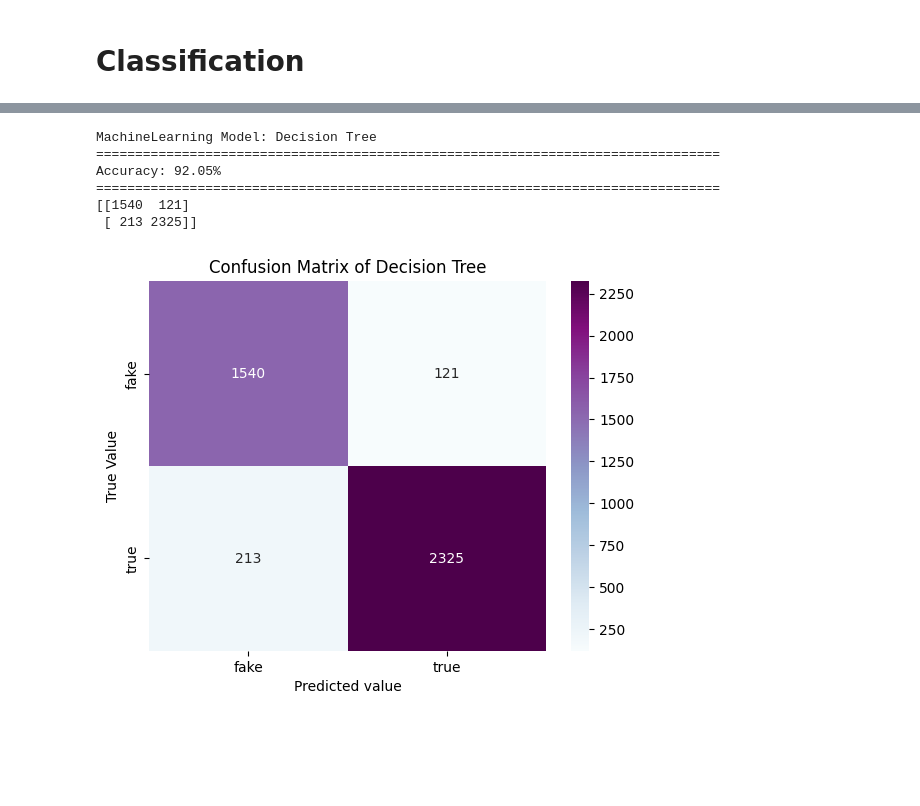
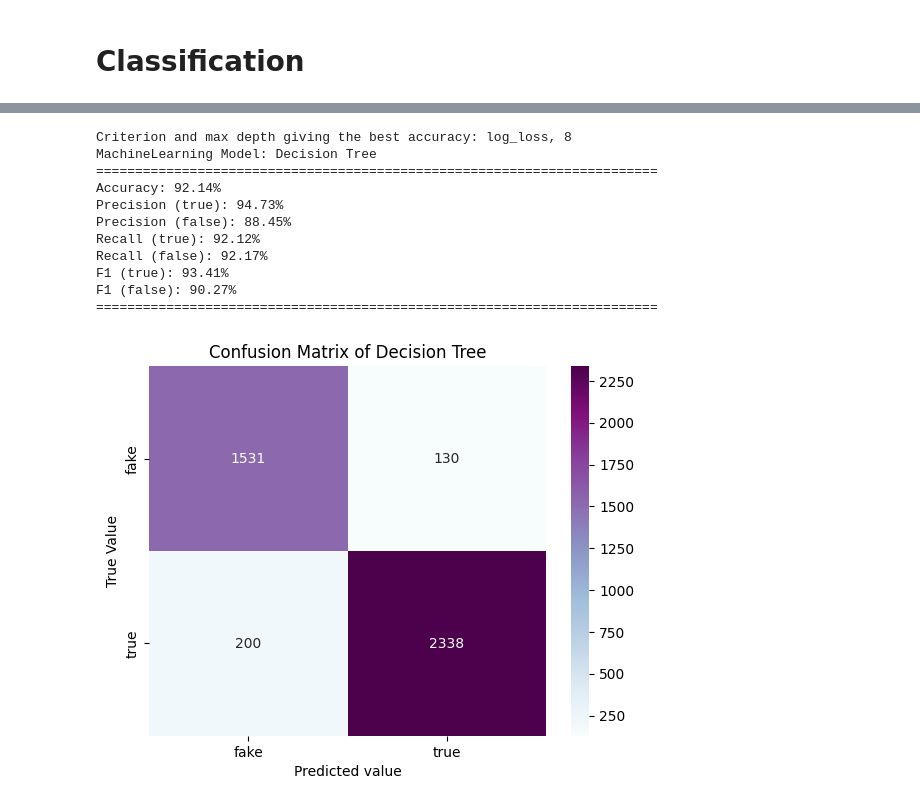
Before and after one commit to joyce922/DAT550Project, a Jupyter notebook: DAT550-PROJECT.ipynb, the cells around one changed output, grey strips where cells are left out. Cells and saved outputs as stored; diff of their text form; code cells hidden in the pictures; blank space fills up the shorter version.

```diff
--- a/DAT550-PROJECT.ipynb
+++ b/DAT550-PROJECT.ipynb
@@ -566,11 +737,16 @@ Accuracy: 75.18%
 # %%
 # Testing various max depths for the decision tree classifier.
-maxdepths = [4, 5, 6, 7, 8, 9, 10, 15, 20, 25, 30, 35, 40, 45, 50]
+# This takes approximately 10 mins to run.
+maxDepths = np.arange(1, 31) # Testing max_depth values between 1 and 30
 criterions = ['gini', 'log_loss'] # Could also test for "entropy" here, but given that this is a binary classification problem, they result in the same outcome.
-DTParametersDF = pd.DataFrame(columns=["Criterion", "MaxDepth", "Accuracy"])
+DTParametersDF = pd.DataFrame(columns=[
+    "Criterion", "MaxDepth", "Accuracy",
+    "PrecisionTrue", "PrecisionFalse", "RecallTrue",
+    "RecallFalse", "F1True", "F1False"
+])
 
 for criterion in criterions:
-    for depth in maxdepths:
+    for depth in maxDepths:
         pipeline = Pipeline([
             ('vect', CountVectorizer()),
             ('tfidf', TfidfTransformer()),
@@ -582,7 +758,17 @@ for criterion in criterions:
         model = pipeline.fit(X_train, y_train)
         prediction = model.predict(X_test)
         accuracy = accuracy_score(y_test, prediction)
-        DTParametersDF = pd.concat([pd.DataFrame([[criterion, depth, accuracy]], columns=DTParametersDF.columns), DTParametersDF], ignore_index=True)
+        precisionTrue = metrics.precision_score(y_test, prediction, pos_label="true")
+        precisionFalse = metrics.precision_score(y_test, prediction, pos_label="false")
+        recallTrue = metrics.recall_score(y_test, prediction, pos_label="true")
+        recallFalse = metrics.recall_score(y_test, prediction, pos_label="false")
+        f1True = metrics.f1_score(y_test, prediction, pos_label="true")
+        f1False = metrics.f1_score(y_test, prediction, pos_label="false")
+
+        DTParametersDF = pd.concat([pd.DataFrame(
+            [[criterion, depth, accuracy, precisionTrue, precisionFalse, recallTrue, recallFalse, f1True, f1False]],
+            columns=DTParametersDF.columns), DTParametersDF], ignore_index=True
+        )
 # %%
 DTParametersDF.head()
 # %% [output]
@@ -602,23 +836,31 @@ plt.show()
 # %%
-bestMaxDepth = DTParametersDF["Accuracy"].max()
-bestCriterion = DTParametersDF[DTParametersDF["Accuracy"] == bestMaxDepth]["Criterion"]
+# Plotting decision tree, with max depth and criterion function that gave the best accuracy.
+bestAccuracyDT = DTParametersDF["Accuracy"].max()
+bestCriterionDT = DTParametersDF[DTParametersDF["Accuracy"] == bestAccuracyDT]["Criterion"].values[0]
+bestMaxDepthDT = DTParametersDF[DTParametersDF["Accuracy"] == bestAccuracyDT]["MaxDepth"].values[0]
+print(f"Criterion and max depth giving the best accuracy: {bestCriterionDT}, {bestMaxDepthDT}")
 applyMLModel(
     X_train, y_train, X_test, y_test,
     Pipeline([
         ('vect', CountVectorizer()),
         ('tfidf', TfidfTransformer()),
-        ('model', DecisionTreeClassifier(criterion='gini',
-                                        max_depth=bestDepth,
+        ('model', DecisionTreeClassifier(criterion=bestCriterionDT,
+                                        max_depth=bestMaxDepthDT,
                                         splitter='best',
                                         random_state=random_state))
     ]),
     "DT"
 )
 # %% [output]
+Criterion and max depth giving the best accuracy: log_loss, 8
 MachineLearning Model: Decision Tree
-================================================================================
-Accuracy: 92.05%
-================================================================================
-[[1540  121]
- [ 213 2325]]
+========================================================================
+Accuracy: 92.14%
+Precision (true): 94.73%
+Precision (false): 88.45%
+Recall (true): 92.12%
+Recall (false): 92.17%
+F1 (true): 93.41%
+F1 (false): 90.27%
+========================================================================
-[figure, old version]
+[figure, new version]
```
Also changed, not shown: parts of 30 cells of this notebook, 1 other file.
